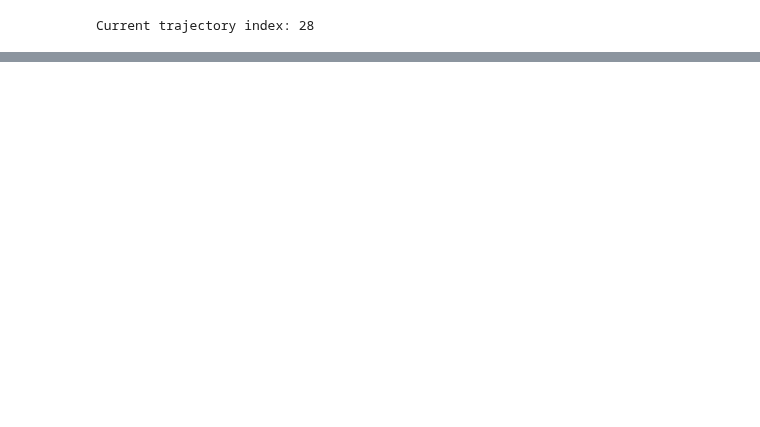
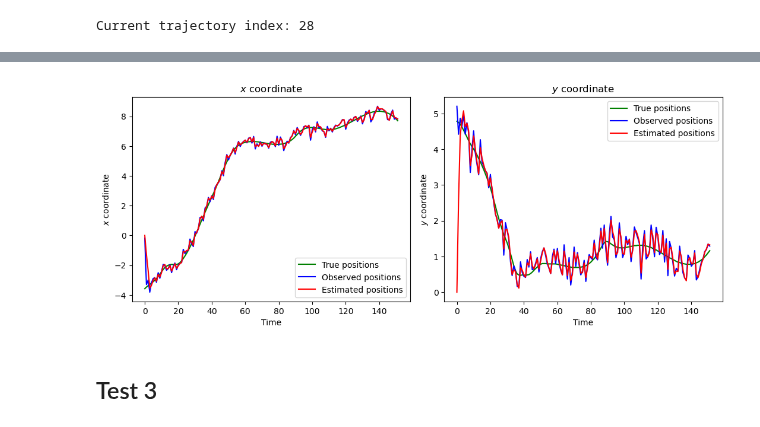
Before and after one commit to steurendo/SLNN, a Jupyter notebook: SL/Lab4/Lab4.ipynb, the cells around one changed output, grey strips where cells are left out. Saved outputs shown, nothing was run; the diff lists cells and outputs as text; code cells hidden in the pictures; blank space fills up the shorter version.

```diff
--- a/SL/Lab4/Lab4.ipynb
+++ b/SL/Lab4/Lab4.ipynb
@@ -165,0 +314,35 @@ plt.show()
+# %%
+plt.figure(figsize=(16, 8))
+plt.subplot(2, 3, 1)
+plt.plot(true_positions[:, 0], 'g')
+plt.plot(obs_positions[:, 0], 'b')
+plt.plot(est_positions[:, 0], 'r')
+plt.xlabel('Time')
+plt.ylabel('$x$ coordinate')
+labels = ['True positions', 'Observed positions', 'Estimated positions']
+plt.legend(labels)
+plt.title('$x$ coordinate')
+plt.subplot(2, 3, 2)
+plt.plot(true_positions[:, 1], 'g')
+plt.plot(obs_positions[:, 1], 'b')
+plt.plot(est_positions[:, 1], 'r')
+plt.xlabel('Time')
+plt.ylabel('$y$ coordinate')
+labels = ['True positions', 'Observed positions', 'Estimated positions']
+plt.legend(labels)
+plt.title('$y$ coordinate')
+# plt.subplot(2, 3, 4)
+# plt.plot(true_positions[:, 0], true_positions[:, 1], 'g')
+# plt.plot(obs_positions[:, 0], obs_positions[:, 1], 'b')
+# plt.plot(est_positions[:, 0], est_positions[:, 1], 'r')
+# plt.xlabel('$x$ coordinate')
+# plt.ylabel('$y$ coordinate')
+# labels = ['True positions', 'Observed positions', 'Estimated positions']
+# plt.legend(labels)
+# plt.title('$y$ coordinate')
+plt.tight_layout()
+plt.show()
+# %% [output]
+[figure, added]
+# %% [markdown]
+## Test 3
```
Also changed, not shown: parts of 10 cells of this notebook, 1 other file.
